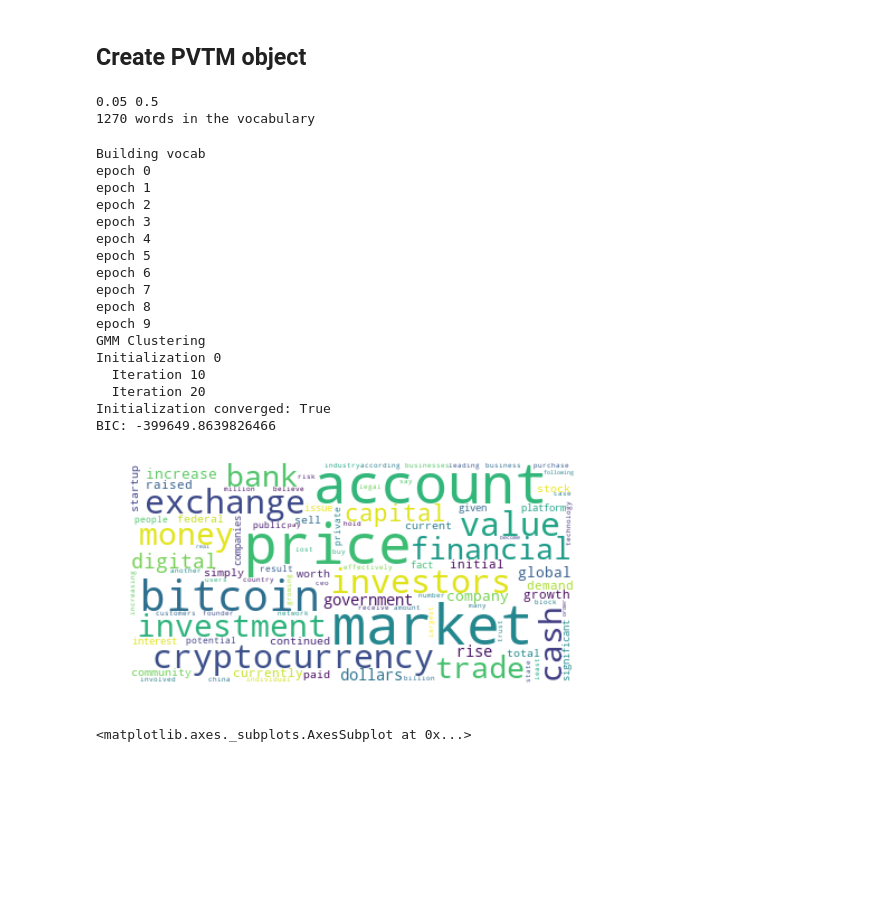
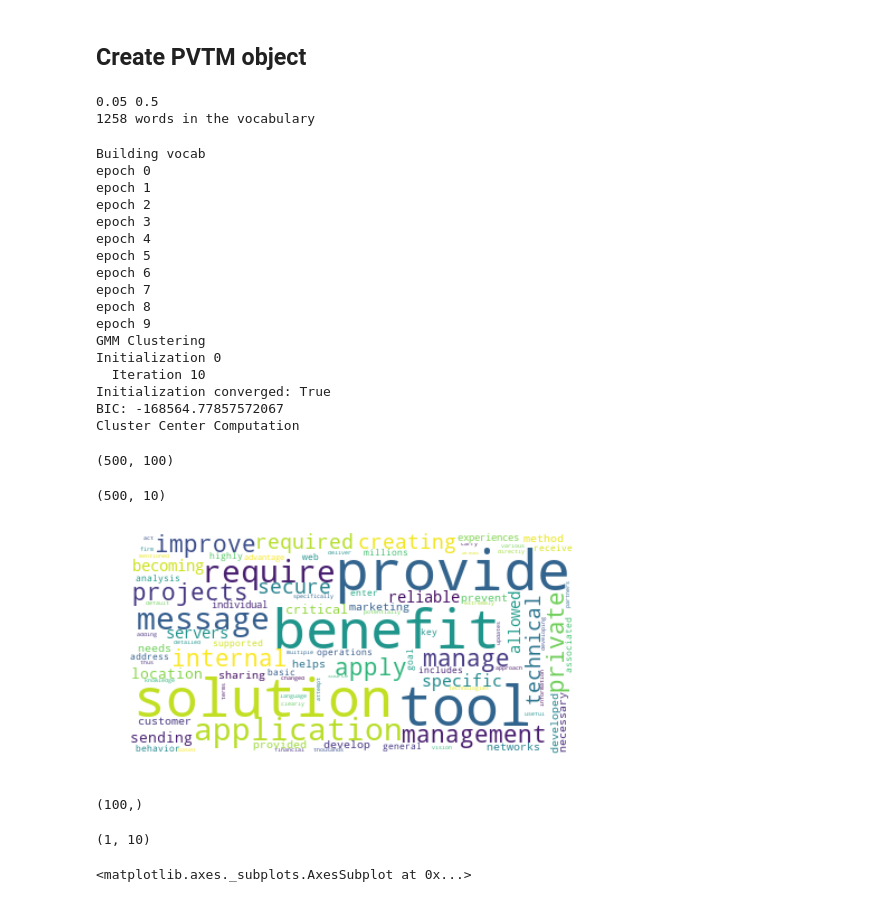
Before and after one commit to davidlenz/pvtm, a Jupyter notebook: class_PVTM.ipynb, the cells around one changed output. Cells and saved outputs as stored; diff of their text form; code cells hidden in the pictures; blank space fills up the shorter version.

Commit message:
added new attributes to pvtm class, integrated cluster center computation in fit() method

```diff
--- a/class_PVTM.ipynb
+++ b/class_PVTM.ipynb
@@ -104,8 +100,10 @@ class PVTM(Documents):
         self.doc_vectors=np.array(self.model.docvecs.vectors_docs)
         self.gmm.fit(self.doc_vectors)
         print('BIC: {}'.format(self.gmm.bic(self.doc_vectors)))
-
-
+        print('Cluster Center Computation')
+        self.cluster_center(np.array(self.model.docvecs.vectors_docs), self.gmm)
+        self.document_vectors = np.array(self.model.docvecs.vectors_docs)
+        self.document_topics = np.array(self.gmm.predict_proba(self.document_vectors))
     def cluster_center(self, vectors, gmm):
         """
         Approximates cluster centers for a given clustering from a GMM.
@@ -174,7 +172,7 @@ https://stackoverflow.com/questions/23430248/separating-kwargs-for-different-fun
 # %% [markdown]
 ## Create PVTM object
 # %%
-example_len = 5000
+example_len = 500
 stop_words = set(nltk.corpus.stopwords.words('english') + ['reuter', '\x03'])
 pvtm = PVTM(input_[:example_len],
             preprocess=True,
@@ -183,7 +181,7 @@ pvtm = PVTM(input_[:example_len],
             stopwords = stop_words)
 # %% [output]
 0.05 0.5
-1270 words in the vocabulary
+1258 words in the vocabulary
 # %%
 n_topics=10
 pvtm.fit(vector_size=100,dbow_words=1,dm=0,epochs=1,window=5,seed=123,min_count=5,workers=6,alpha=0.025, min_alpha=0.025,
@@ -203,6 +201,6 @@ epoch 9
 GMM Clustering
 Initialization 0
   Iteration 10
-  Iteration 20
 Initialization converged: True
-BIC: -399649.8639826466
+BIC: -168564.77857572067
+Cluster Center Computation
@@ -211,4 +207,12 @@ pvtm.cluster_center(np.array(pvtm.model.docvecs.vectors_docs), pvtm.gmm)
+# %%
+pvtm.document_vectors.shape
+# %% [output]
+(500, 100)
+# %%
+pvtm.document_topics.shape # number of rows = number of documents; number of columns = number of topics
+# %% [output]
+(500, 10)
 # %%
-pvtm.create_wordcloud(1)
+pvtm.create_wordcloud(3)
 # %% [output]
-[figure, old version]
+[figure, new version]
@@ -214,0 +222,4 @@ pvtm.create_wordcloud(1)
+# %%
+example.shape
+# %% [output]
+(100,)
@@ -215,3 +228,7 @@ pvtm.create_wordcloud(1)
+# %%
+topic_dist.shape
+# %% [output]
+(1, 10)
 # %%
 
 topic_probas = pvtm.gmm.predict_proba(pvtm.doc_vectors)
```
Also changed, not shown: parts of 4 cells of this notebook.
